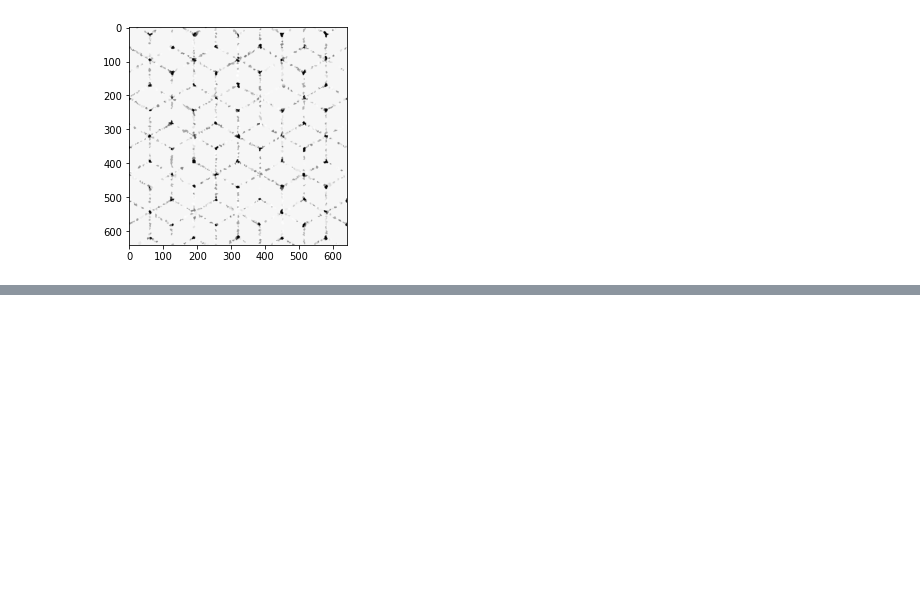
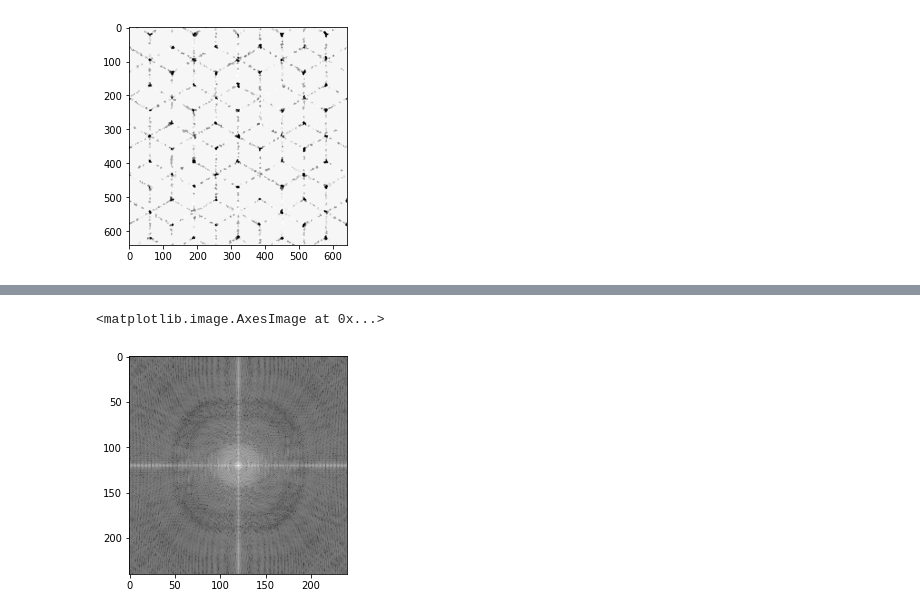
Before and after one commit to joaortizro/Image-Processing, a Jupyter notebook: algo.ipynb, the cells around one changed output, grey strips where cells are left out. Drawn from its saved outputs; the diff is of its cells as text; code cells hidden in the pictures; blank space fills up the shorter version.

```diff
--- a/algo.ipynb
+++ b/algo.ipynb
@@ -186,0 +193,8 @@ plt.imshow(error,cmap='gray')
+# %%
+fft = np.fft.fft2(image)
+fshift = np.fft.fftshift(fft)
+magnitude_spectrum = 20*np.log(np.abs(fshift))
+plt.imshow(magnitude_spectrum,cmap='gray')
+# %% [output]
+<matplotlib.image.AxesImage at 0x...>
+[figure, added]
```
Also changed, not shown: parts of 1 cell of this notebook, 3 other files.
